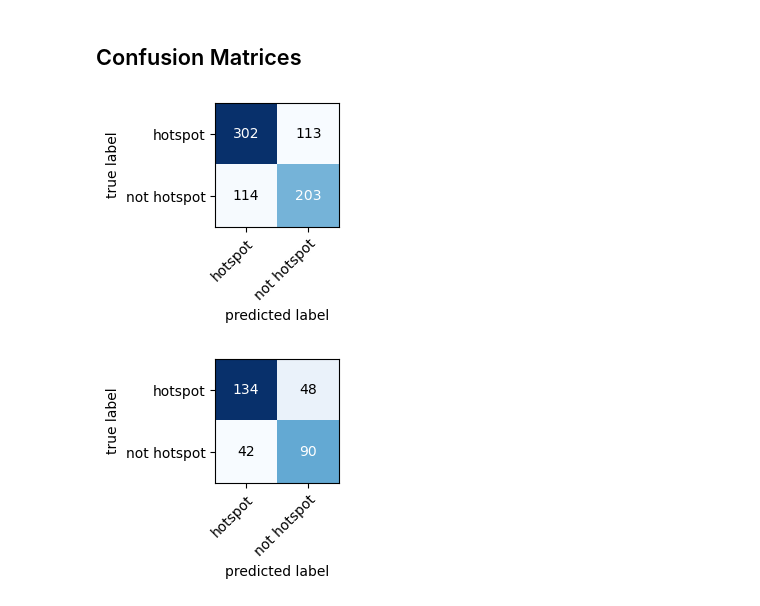
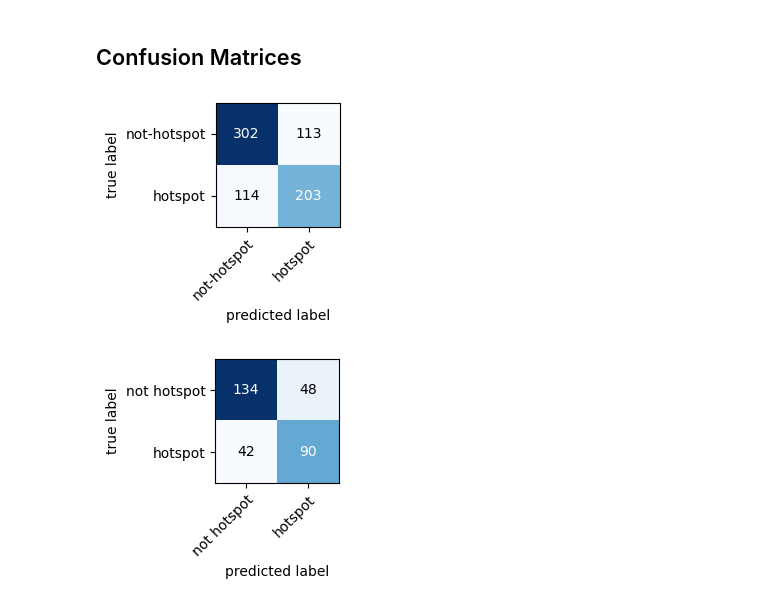
Before and after one commit to Raschka-research-group/hotspotter, a Jupyter notebook: experiments/figure-confusion-matrices/mlp-all-features.ipynb, the cells around one changed output. Saved outputs shown, nothing was run; the diff lists cells and outputs as text; code cells hidden in the pictures.

```diff
--- a/experiments/figure-confusion-matrices/mlp-all-features.ipynb
+++ b/experiments/figure-confusion-matrices/mlp-all-features.ipynb
@@ -136,36 +136,36 @@ X_test_ohe = np.hstack((df_test_ohe.values, ohe_test))
 from joblib import load
 
 
-pipe = load('../../hotspotter/mlp.joblib')
+ohe, pipe = load('../figure-modeling-flowchart/mlp.joblib')
 # %%
 pred_train = pipe.predict(X_train_ohe)
 pred_test = pipe.predict(X_test_ohe)
 # %%
 from mlxtend.evaluate import confusion_matrix
 from mlxtend.plotting import plot_confusion_matrix
 import matplotlib.pyplot as plt
 import numpy as np
 
 
 cm_train = confusion_matrix(y_target=y_train,
                             y_predicted=pred_train)
 
-class_dict = {0: 'hotspot',
-              1: 'not hotspot'}
+class_dict = {0: 'not-hotspot',
+              1: 'hotspot'}
 
 fig, ax = plot_confusion_matrix(cm_train, figsize=(3.5, 2.5), class_names=class_dict.values())
 
 plt.tight_layout()
 plt.savefig('mlp_train_all-features.pdf')
 plt.show()
 # %% [output]
-[figure, old version]
+[figure, new version]
 # %%
 cm_test = confusion_matrix(y_target=y_test,
                             y_predicted=pred_test)
 
-class_dict = {0: 'hotspot',
-              1: 'not hotspot'}
+class_dict = {0: 'not hotspot',
+              1: 'hotspot'}
 
 fig, ax = plot_confusion_matrix(cm_test, figsize=(3.5, 2.5), class_names=class_dict.values())
 
@@ -173,4 +173,4 @@ plt.tight_layout()
 plt.savefig('mlp_test_all-features.pdf')
 plt.show()
 # %% [output]
-[figure, old version]
+[figure, new version]
```
Also changed, not shown: 1 other file.
